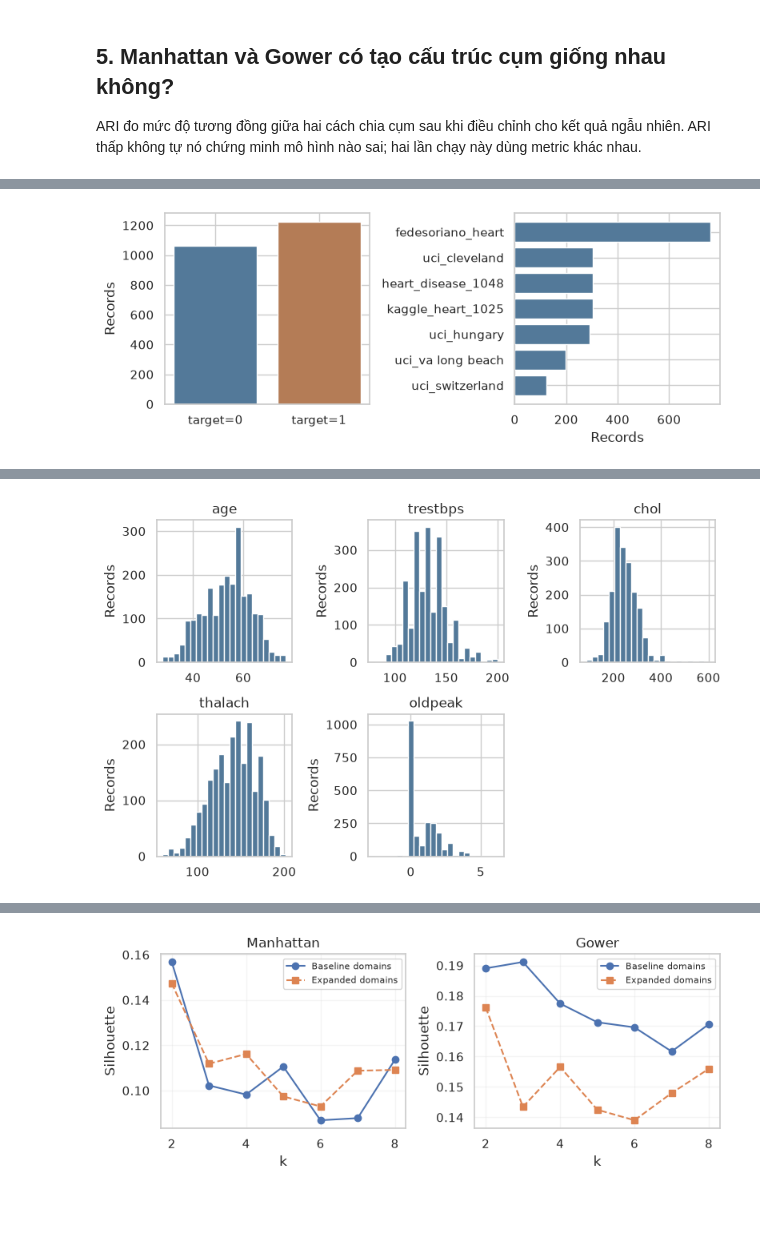
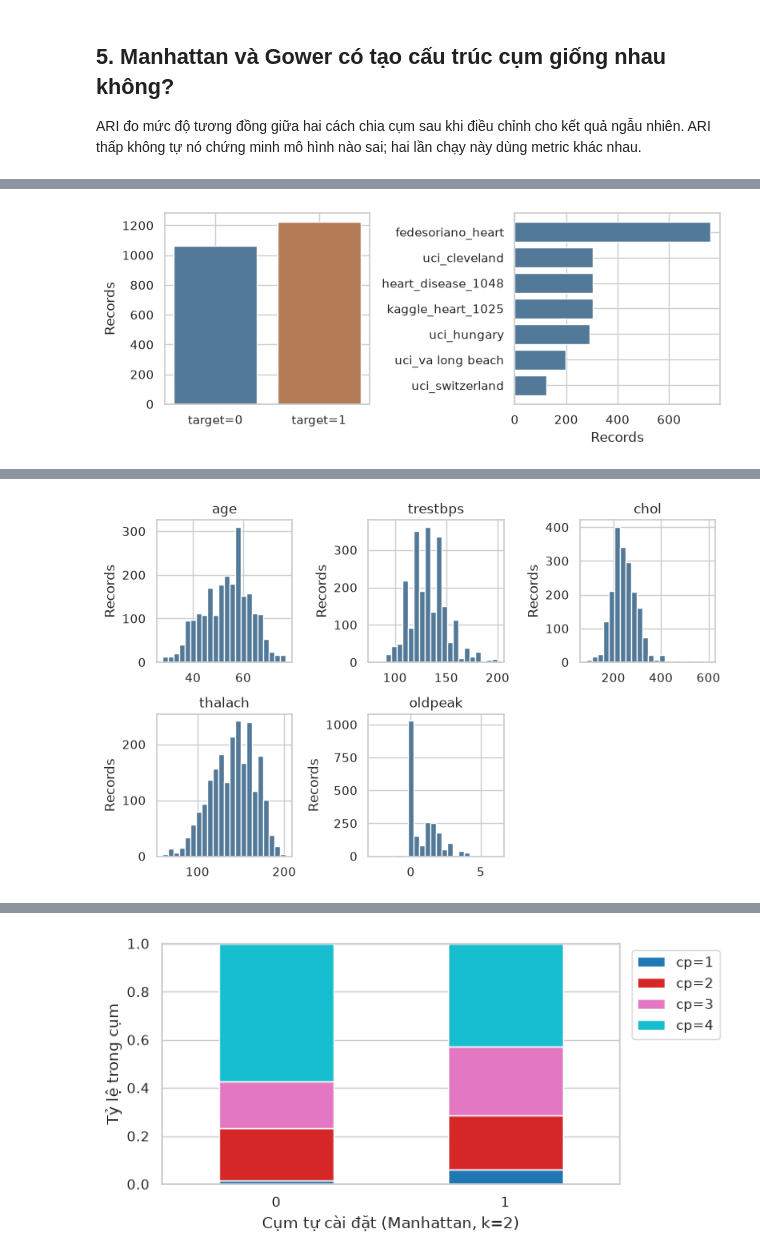
Before and after one commit to HaVuHongPhuc/Clustering_of_patients_with_heart_disease_KMedoids, a Jupyter notebook: notebooks/02_experiment_analysis.ipynb, the cells around one changed output, grey strips where cells are left out. Drawn from its saved outputs; the diff is of its cells as text; code cells hidden in the pictures; blank space fills up the shorter version.

Commit message:
upd streamlit và notebook 2 + 3 khi phân cụm lại

```diff
--- a/notebooks/02_experiment_analysis.ipynb
+++ b/notebooks/02_experiment_analysis.ipynb
@@ -186,14 +224,14 @@ Thống kê dùng giá trị gốc đã tiền xử lý trong `heart_dedup.csv`,
 profiles = {}
 categorical_shares = {}
 for distance, (best_k, cluster_labels) in best_labels.items():
-    profiles[distance] = cluster_profile(patients, cluster_labels)
+    profiles[distance] = evaluator.cluster_profile(patients[FEATURE_COLS], cluster_labels)
     print(f"\n{distance.upper()} | k={best_k} | numeric and binary profile")
     display(profiles[distance])
 
-    tmp = patients[CATEGORICAL_COLS].copy()
+    tmp = patients[CLUSTER_CATEGORICAL_COLS].copy()
     tmp["cluster"] = cluster_labels
     categorical_shares[distance] = {}
-    for col in CATEGORICAL_COLS:
+    for col in CLUSTER_CATEGORICAL_COLS:
         shares = pd.crosstab(tmp["cluster"], tmp[col], normalize="index").round(3)
         categorical_shares[distance][col] = shares
         print(f"\n{distance.upper()} | {col} proportions within cluster")
@@ -650,38 +668,6 @@ Lệnh ghi ảnh thật sự là `fig.savefig(...)` trong hàm `save_report_figu
 # %%
-from pathlib import Path
-import sys
-import pandas as pd
-import matplotlib.pyplot as plt
-from IPython.display import display
-
-# Bước 1: Tìm thư mục dự án, không hard-code đường dẫn OneDrive của một máy.
-cwd = Path.cwd().resolve()
-report_root = next(
-    (p for p in [cwd, *cwd.parents] if (p / "src/library_model.py").is_file()),
-    None,
-)
-if report_root is None:
-    raise FileNotFoundError("Hãy mở notebook từ thư mục dự án hoặc notebooks/.")
-if str(report_root) not in sys.path:
-    sys.path.insert(0, str(report_root))
-from src.data import FEATURE_COLS, NUMERIC_COLS
-
-report_figure_dir = report_root / "outputs/report_completion_20261105"
-report_inputs = {
-    "raw": report_root / "data/raw/heart_disease_whole.csv",
-    "baseline": report_root / "outputs/metrics/k_selection.csv",
-    "sensitivity": report_figure_dir / "sensitivity_k_selection.csv",
-    "sources": report_figure_dir / "baseline_custom_k2_sources.csv",
-}
-missing_files = [str(path) for path in report_inputs.values() if not path.is_file()]
-if missing_files:
-    raise FileNotFoundError("Thiếu đầu vào để vẽ:\n" + "\n".join(missing_files))
-
-# Bước 2: Đọc dữ liệu thô và kết quả đã lưu; không fit lại mô hình.
-report_raw = pd.read_csv(report_inputs["raw"])
-report_baseline = pd.read_csv(report_inputs["baseline"])
-report_sensitivity = pd.read_csv(report_inputs["sensitivity"])
-report_sources = pd.read_csv(report_inputs["sources"], index_col=0)
+report_raw = pd.read_csv(ROOT / "data/raw/heart_disease_whole.csv")
+report_figure_dir = FIGURES_DIR / "report_cp_separated"
 report_figure_dir.mkdir(parents=True, exist_ok=True)
 saved_report_figures = []
 
@@ -691,14 +677,14 @@ def save_report_figure(fig, filename):
     fig.tight_layout()
     fig.savefig(path, dpi=200, bbox_inches="tight")  # Lệnh lưu ảnh chính thức.
     saved_report_figures.append(path)
-    print(f"Đã lưu: {path}")
+    print(f"Đã lưu: {path.name}")
     display(fig)
     plt.close(fig)
 
 # Bước 3: Tạo và lưu từng hình. rc_context chỉ áp dụng style trong ô này.
 with plt.rc_context({"font.family": "DejaVu Sans", "font.size": 10}):
     # Hình 1: Tỷ lệ thiếu ở dữ liệu thô, trước làm sạch và điền thiếu.
-    missing_percent = report_raw[FEATURE_COLS].isna().mean().sort_values(ascending=False) * 100
+    missing_percent = report_raw[[*FEATURE_COLS, *REFERENCE_COLS]].isna().mean().sort_values(ascending=False) * 100
     fig, ax = plt.subplots(figsize=(8, 3.4))
     ax.bar(missing_percent.index, missing_percent.values, color="#537999")
     ax.set_ylabel("Missing values (%)")
@@ -730,28 +716,18 @@ with plt.rc_context({"font.family": "DejaVu Sans", "font.size": 10}):
     axes.flat[-1].axis("off")
     save_report_figure(fig, "eda_numeric.png")
 
-    # Hình 4: Hai chính sách miền mã đã thực nghiệm; giữ riêng các kết quả.
-    fig, axes = plt.subplots(1, 2, figsize=(8, 3.2))
-    for ax, distance in zip(axes, ["manhattan", "gower"]):
-        baseline = report_baseline.loc[report_baseline["distance"] == distance].sort_values("k")
-        sensitivity = report_sensitivity.loc[report_sensitivity["distance"] == distance].sort_values("k")
-        ax.plot(baseline["k"], baseline["silhouette"], "o-", label="Baseline domains")
-        ax.plot(sensitivity["k"], sensitivity["silhouette"], "s--", label="Expanded domains")
-        ax.set_title(distance.capitalize())
-        ax.set_xlabel("k")
-        ax.set_ylabel("Silhouette")
-        ax.legend(fontsize=8)
-        ax.grid(alpha=0.2)
-    save_report_figure(fig, "sensitivity_silhouette.png")
+    # Hình 4–5: Tỷ lệ của mỗi mã tham chiếu trong từng cụm.
+    for column, filename in [
+        ("cp", "custom_cp_distribution.png"),
+        (TARGET_COL, "custom_target_distribution.png"),
+    ]:
+        shares = pd.crosstab(custom_labels, reference[column], normalize="index")
+        shares.columns = [f"{column}={value}" for value in shares.columns]
+        fig, ax = plt.subplots(figsize=(7, 3.5))
+        shares.plot.bar(stacked=True, ax=ax, rot=0, colormap="tab10")
+        ax.set(xlabel="Cụm tự cài đặt (Manhattan, k=2)", ylabel="Tỷ lệ trong cụm", ylim=(0, 1))
+        ax.legend(loc="upper left", bbox_to_anchor=(1.01, 1))
+        save_report_figure(fig, filename)
 
-    # Hình 5: Mỗi cột là một cụm; các phần màu cộng lại thành 100%.
-    fig, ax = plt.subplots(figsize=(7.8, 3.3))
-    source_shares = report_sources.div(report_sources.sum(axis=1), axis=0)
-    source_shares.plot.bar(stacked=True, ax=ax, colormap="tab20")
-    ax.set_ylabel("Share within cluster")
-    ax.set_xlabel("Custom cluster")
-    ax.legend(bbox_to_anchor=(1.01, 1), fontsize=7)
-    save_report_figure(fig, "custom_source_composition.png")
-
-print(f"Hoàn tất: {len(saved_report_figures)} ảnh PNG tại {report_figure_dir}")
+print(f"Đã lưu {len(saved_report_figures)} hình bổ sung.")
 # %% [output]
@@ -765 +741 @@ print(f"Hoàn tất: {len(saved_report_figures)} ảnh PNG tại {report_figure_
-[figure, old version]
+[figure, new version]
```
Also changed, not shown: parts of 27 cells of this notebook, 11 other files.
